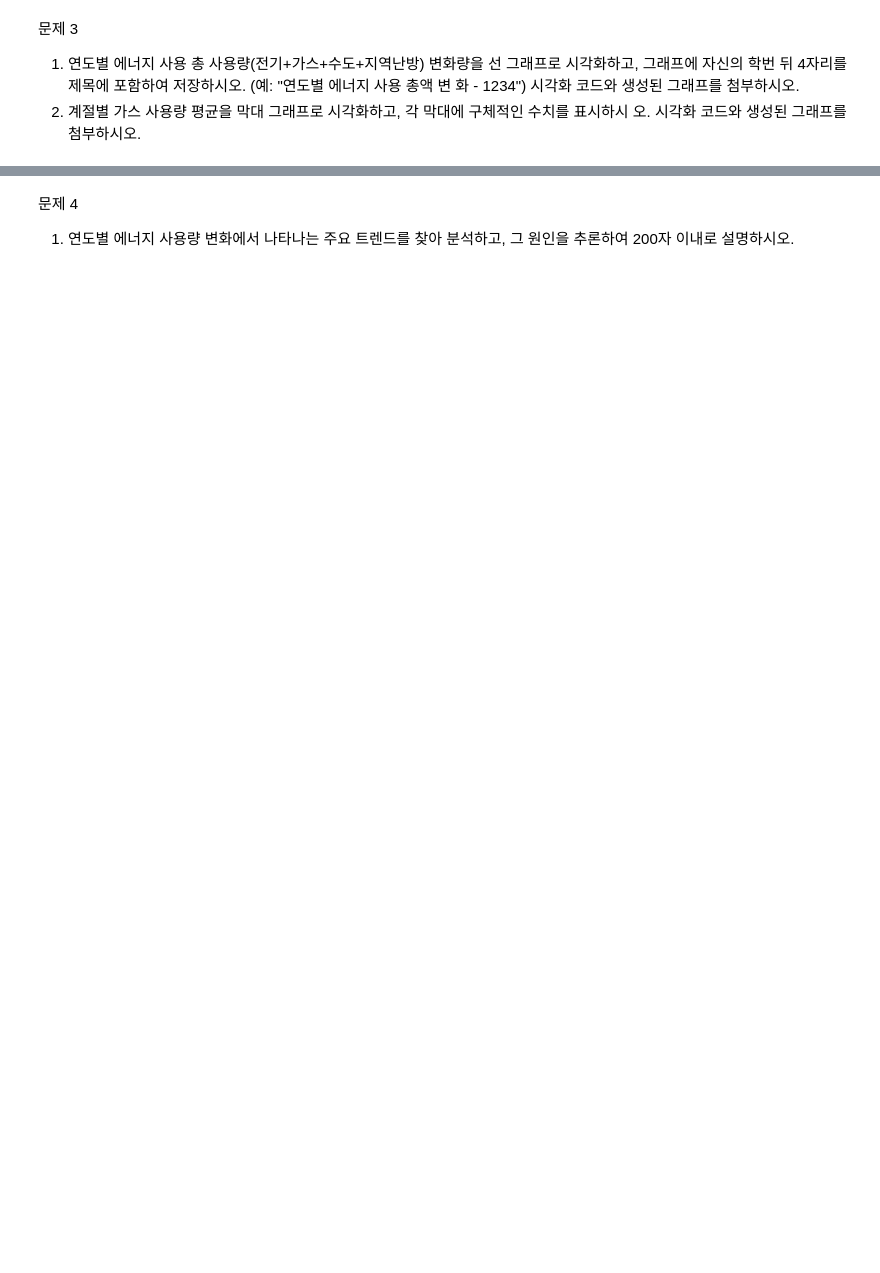
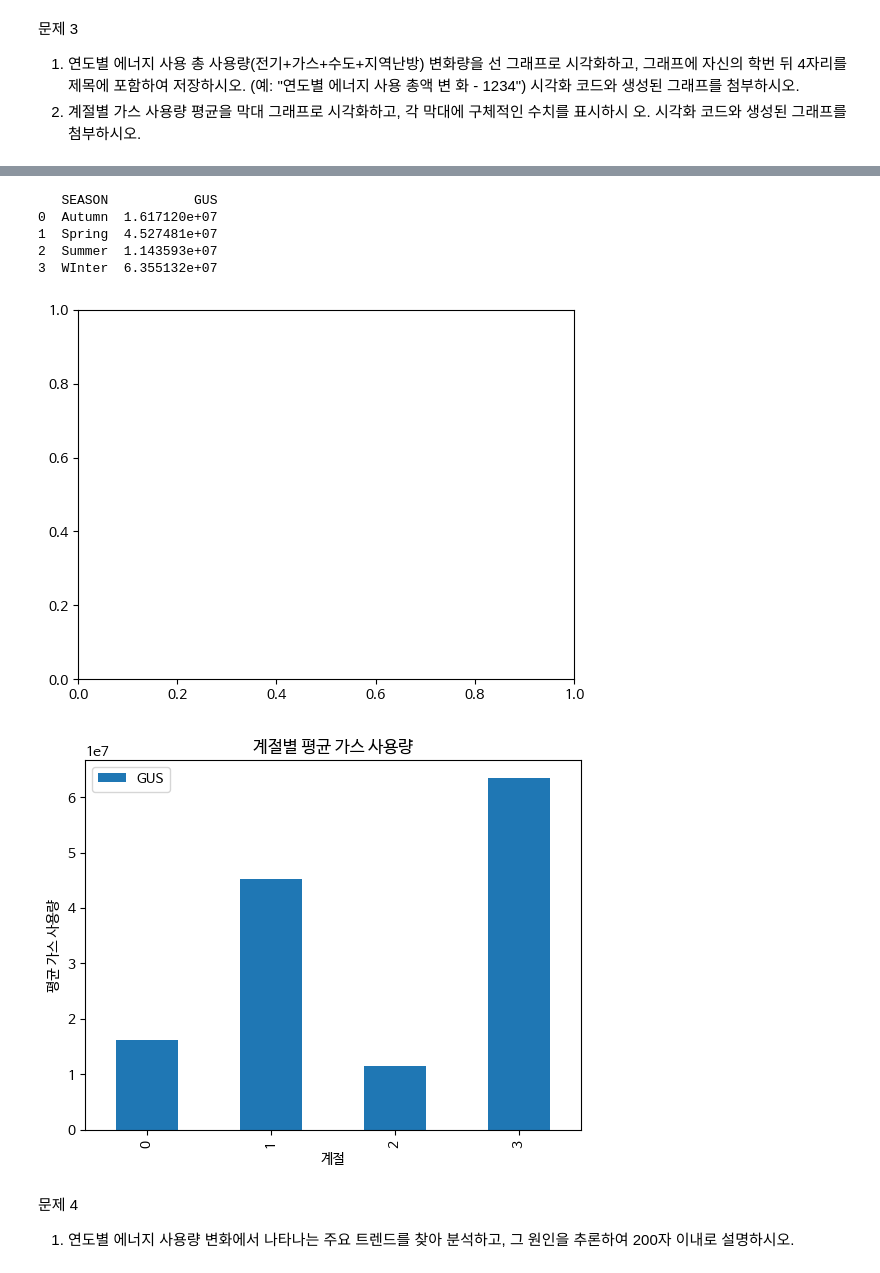
Before and after one commit to eze-hong/Data-Analysis-with-Open-Source, a Jupyter notebook: 오픈소스_출석과제_홍이제.ipynb, the cells around one changed output, grey strips where cells are left out. Cells and saved outputs as stored; diff of their text form; code cells hidden in the pictures; blank space fills up the shorter version.

```diff
--- a/오픈소스_출석과제_홍이제.ipynb
+++ b/오픈소스_출석과제_홍이제.ipynb
@@ -228,3 +225,25 @@ TypeError: unhashable type: 'numpy.ndarray'
+# %%
+#계절별 가스 사용량 평균 막대(수치표시) 그래프
+
+season_gas_data = df.groupby('SEASON')['GUS'].mean().reset_index()
+print(season_gas_data)
+
+plt.ticklabel_format(style='plain')
+season_gas_data.plot(kind='bar')
+plt.title("계절별 평균 가스 사용량")
+plt.xlabel("계절")
+plt.ylabel("평균 가스 사용량")
+plt.xticks(rotation=90)
+
+plt.show()
+# %% [output]
+   SEASON           GUS
+0  Autumn  1.617120e+07
+1  Spring  4.527481e+07
+2  Summer  1.143593e+07
+3  WInter  6.355132e+07
+[figure, added]
+[figure, added]
 # %% [markdown]
 문제 4
 1. 연도별 에너지 사용량 변화에서 나타나는 주요 트렌드를 찾아 분석하고, 그 원인을 추론하여 200자 이내로 설명하시오.
```
Also changed, not shown: parts of 5 cells of this notebook.
